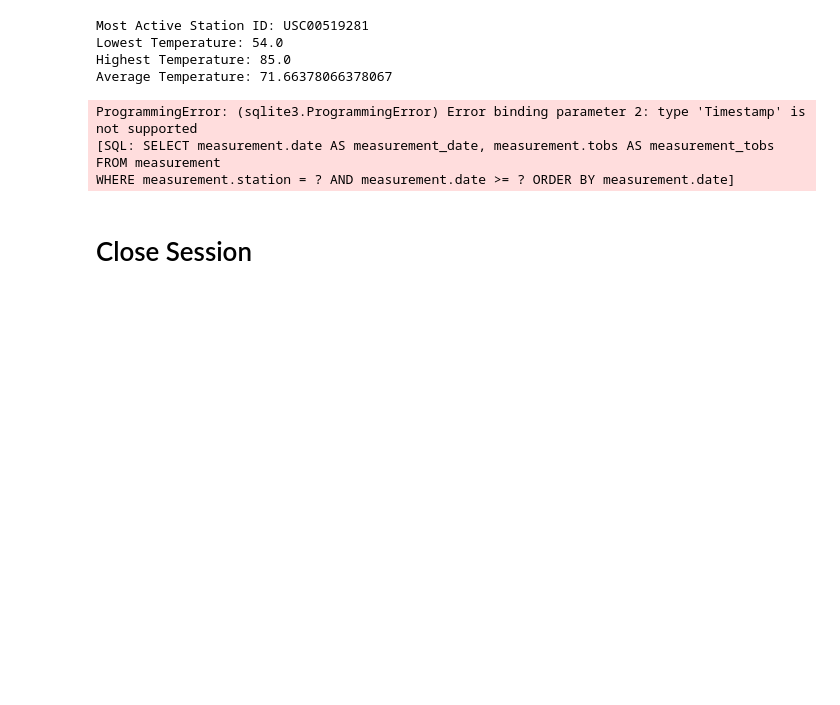
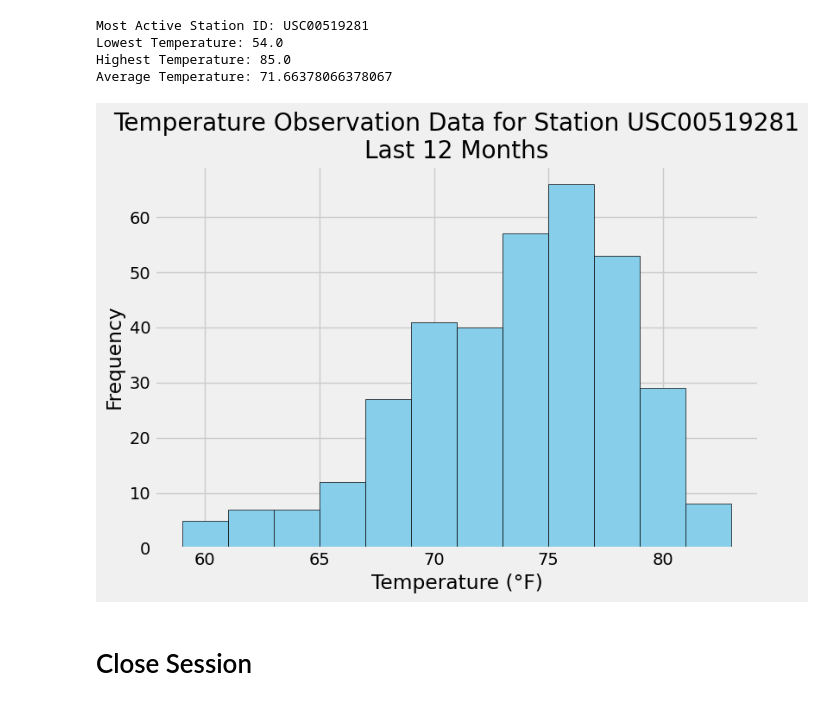
Before and after one commit to ColeGeiger/sqlalchemy-challenge, a Jupyter notebook: Starter_Code/climate_starter.ipynb, the cells around one changed output. Drawn from its saved outputs; the diff is of its cells as text; code cells hidden in the pictures; blank space fills up the shorter version.

```diff
--- a/Starter_Code/climate_starter.ipynb
+++ b/Starter_Code/climate_starter.ipynb
@@ -142,25 +142,24 @@ Average Temperature: 71.66378066378067
 # %%
 # Using the most active station id
 # Query the last 12 months of temperature observation data for this station and plot the results as a histogram
+one_year_ago_str = one_year_ago.strftime('%Y-%m-%d')
+
 temperature_data = session.query(Measurement.date, Measurement.tobs)\
     .filter(and_(Measurement.station == most_active_station_id,
-                 Measurement.date >= one_year_ago))\
+                 cast(Measurement.date, String) >= one_year_ago_str))\
     .order_by(Measurement.date).all()
 
 temperature_df = pd.DataFrame(temperature_data, columns=['Date', 'Temperature'])
 
 plt.figure(figsize=(8, 6))
 plt.hist(temperature_df['Temperature'], bins=12, color='skyblue', edgecolor='black')
 plt.title(f'Temperature Observation Data for Station {most_active_station_id}\nLast 12 Months')
 plt.xlabel('Temperature (°F)')
 plt.ylabel('Frequency')
 plt.tight_layout()
 plt.show()
 # %% [output]
-ProgrammingError: (sqlite3.ProgrammingError) Error binding parameter 2: type 'Timestamp' is not supported
-[SQL: SELECT measurement.date AS measurement_date, measurement.tobs AS measurement_tobs
-FROM measurement
-WHERE measurement.station = ? AND measurement.date >= ? ORDER BY measurement.date]
+[figure, added]
 # %% [markdown]
 # Close Session
 # %%
```
Also changed, not shown: parts of 1 cell of this notebook, 1 other file.
